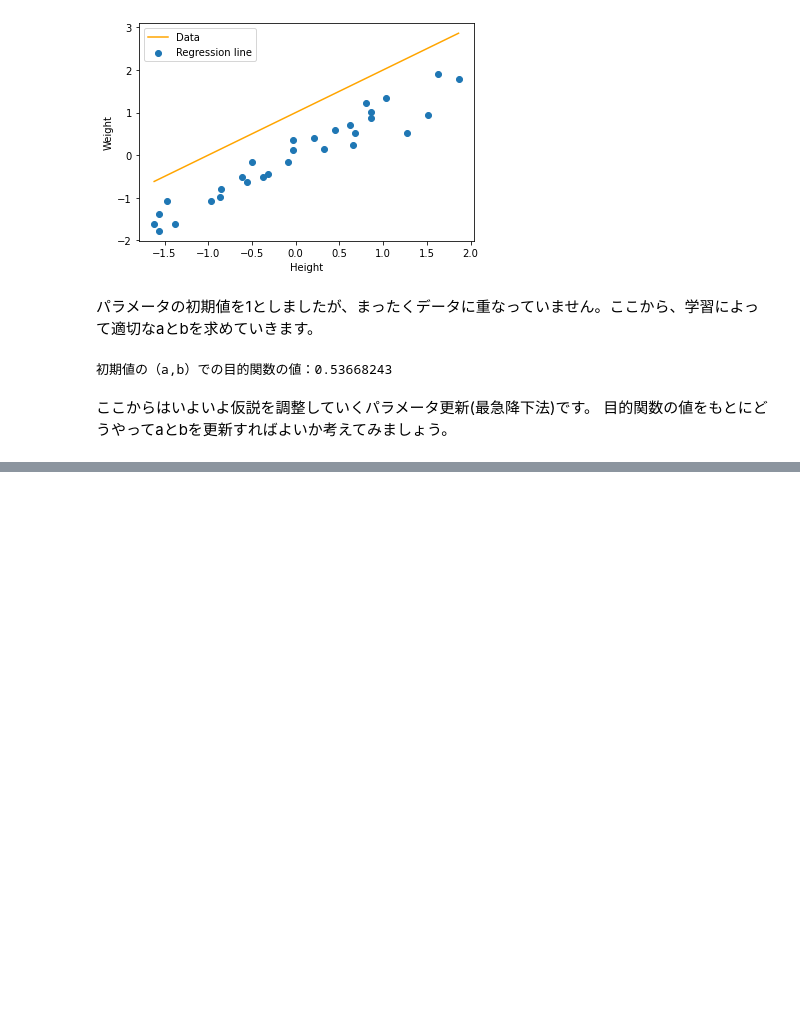
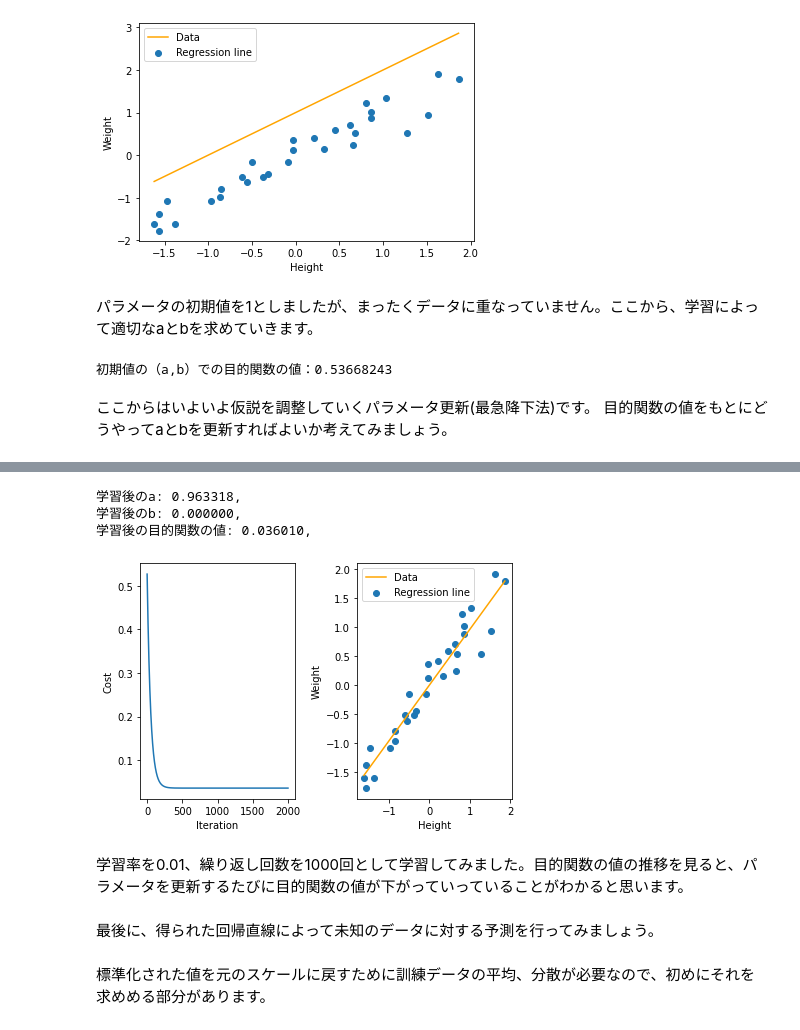
Before and after one commit to tako21ttp/tako21aiko, a Jupyter notebook: Python Scripts/線形回帰の実装.ipynb, the cells around one changed output, grey strips where cells are left out. Saved outputs shown, nothing was run; the diff lists cells and outputs as text; code cells hidden in the pictures; blank space fills up the shorter version.

```diff
--- a/Python Scripts/線形回帰の実装.ipynb
+++ b/Python Scripts/線形回帰の実装.ipynb
@@ -86,0 +100,57 @@ print(f"初期値の（a,b）での目的関数の値：{J:.08f}")
+# %%
+#目的関数の値を保存しておくためのリスト
+cost=[]
+# %%
+#初期値を1としてパラメータを設定
+a=1
+b=1
+
+#仮説を定義
+h=a*X+b
+# %%
+#学習（指定した繰り返し回数だけパラメータを更新）
+for iter in range(iterations):
+    #パラメータを更新
+    a = a - (alpha / m)*((h - Y)*X).sum()
+    b = b - (alpha / m)*(h - Y).sum()
+
+    #更新後のパラメータで仮説と目的関数を計算
+    h=a*X+b
+    J = (1/(2*m))*((h-Y)**2).sum()
+
+    #学習によって目的関数の値がどう変化しているかを後で見れるように、現在の目的関数の値をリストに保存します
+    cost.append(J)
+# %%
+# 学習した結果を表示
+print("学習後のa: %f,"% a)
+print("学習後のb: %f,"% b)
+print("学習後の目的関数の値: %f,"% J)
+# %% [output]
+学習後のa: 0.963318,
+学習後のb: 0.000000,
+学習後の目的関数の値: 0.036010,
+# %%
+#目的関数の値の推移と仮説のグラフを並べて表示する
+fig = plt.figure()
+#1つ目のグラフ
+ax1 = fig.add_subplot(1, 2, 1)
+ax1.plot(cost) #目的関数の値を保存したリストをプロット
+ax1.set_xlabel('Iteration')
+ax1.set_ylabel('Cost')
+#2つ目のグラフ
+ax2 = fig.add_subplot(1, 2, 2) #データと仮説を重ねてプロット
+ax2.scatter(X, Y) #データをプロット
+h=a*X+b #最終的な仮説
+ax2.plot(X, h, c='orange') #仮説をプロット
+ax2.legend((u'Data',u'Regression line')) #凡例
+ax2.set_xlabel('Height')
+ax2.set_ylabel('Weight')
+
+fig.tight_layout()
+fig.show()
+# %% [output]
+[figure, added]
+# %% [markdown]
+学習率を0.01、繰り返し回数を1000回として学習してみました。目的関数の値の推移を見ると、パラメータを更新するたびに目的関数の値が下がっていっていることがわかると思います。
+# %% [markdown]
+最後に、得られた回帰直線によって未知のデータに対する予測を行ってみましょう。
@@ -86,0 +172,2 @@ print(f"初期値の（a,b）での目的関数の値：{J:.08f}")
+# %% [markdown]
+標準化された値を元のスケールに戻すために訓練データの平均、分散が必要なので、初めにそれを求めめる部分があります。
```
Also changed, not shown: parts of 10 cells of this notebook.
